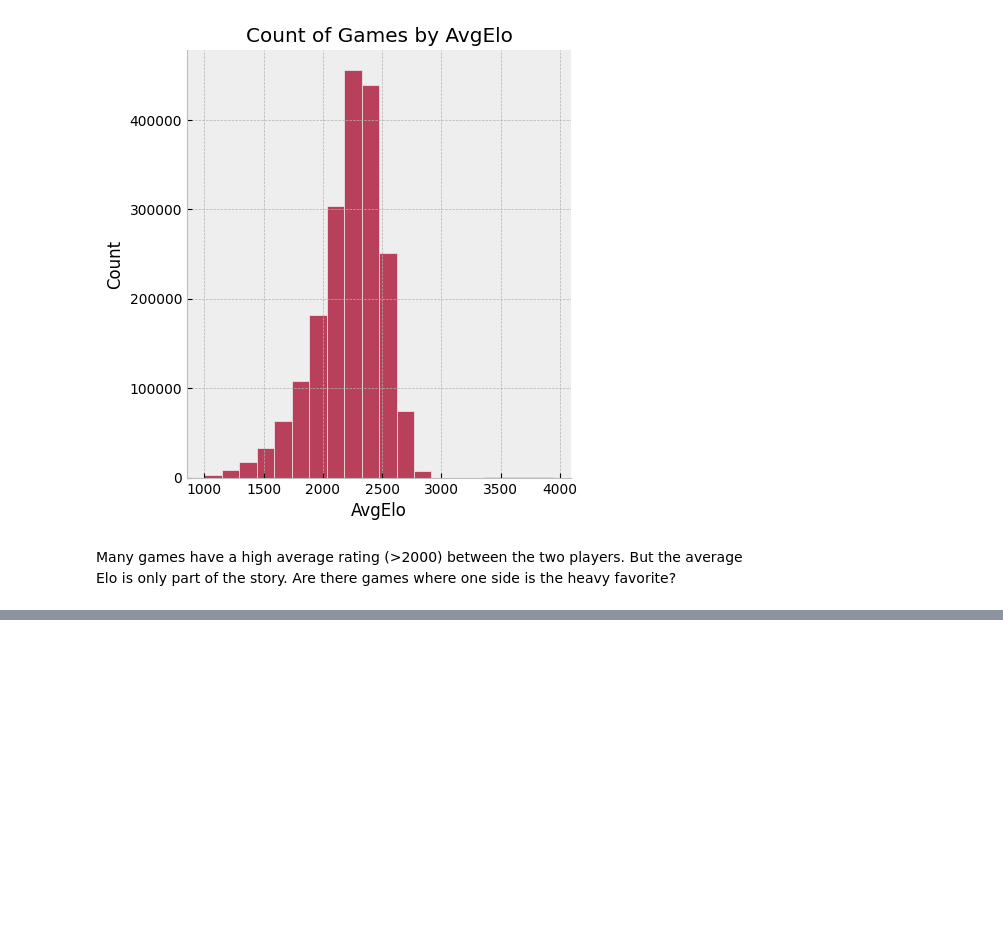
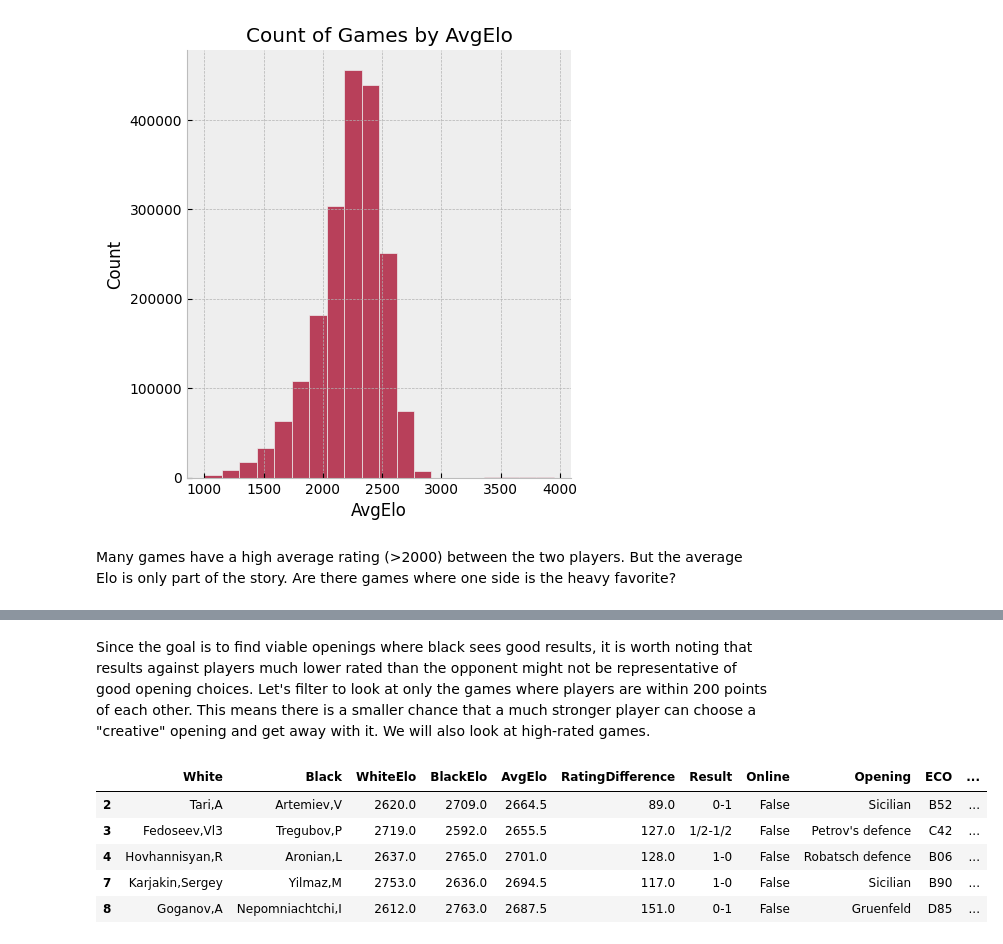
Before and after one commit to ameya932/Black-Chess-Openings-Analysis, a Jupyter notebook: Black_Openings_Chess.ipynb, the cells around one changed output, grey strips where cells are left out. Saved outputs shown, nothing was run; the diff lists cells and outputs as text; code cells hidden in the pictures; blank space fills up the shorter version.

```diff
--- a/Black_Openings_Chess.ipynb
+++ b/Black_Openings_Chess.ipynb
@@ -90,3 +90,14 @@ df[important_cols].query("RatingDifference > 500").head()
 | 94 | Zvjaginsev,V | khayat,Abdullah F | 2642.0 | 1723.0 | 2182.5 | 919.0 | 1-0 | False | Reti | A05 | ... |
 | 95 | Ahmed,Hassan Abdillahi | Huzman,A | 1570.0 | 2580.0 | 2075.0 | 1010.0 | 0-1 | False | Gruenfeld | D94 | ... |
 | 96 | Predke,A | Al Turky,Fahad A | 2622.0 | 1836.0 | 2229.0 | 786.0 | 1-0 | False | French | C02 | ... |
+# %% [markdown]
+Since the goal is to find viable openings where black sees good results, it is worth noting that results against players much lower rated than the opponent might not be representative of good opening choices. Let's filter to look at only the games where players are within 200 points of each other. This means there is a smaller chance that a much stronger player can choose a "creative" opening and get away with it. We will also look at high-rated games.
+# %%
+df.query("AvgElo > 2000 and RatingDifference < 200")[important_cols].head()
+# %% [output]
+|  | White | Black | WhiteElo | BlackElo | AvgElo | RatingDifference | Result | Online | Opening | ECO | ... |
+| 2 | Tari,A | Artemiev,V | 2620.0 | 2709.0 | 2664.5 | 89.0 | 0-1 | False | Sicilian | B52 | ... |
+| 3 | Fedoseev,Vl3 | Tregubov,P | 2719.0 | 2592.0 | 2655.5 | 127.0 | 1/2-1/2 | False | Petrov's defence | C42 | ... |
+| 4 | Hovhannisyan,R | Aronian,L | 2637.0 | 2765.0 | 2701.0 | 128.0 | 1-0 | False | Robatsch defence | B06 | ... |
+| 7 | Karjakin,Sergey | Yilmaz,M | 2753.0 | 2636.0 | 2694.5 | 117.0 | 1-0 | False | Sicilian | B90 | ... |
+| 8 | Goganov,A | Nepomniachtchi,I | 2612.0 | 2763.0 | 2687.5 | 151.0 | 0-1 | False | Gruenfeld | D85 | ... |
```
Also changed, not shown: parts of 2 cells of this notebook.
